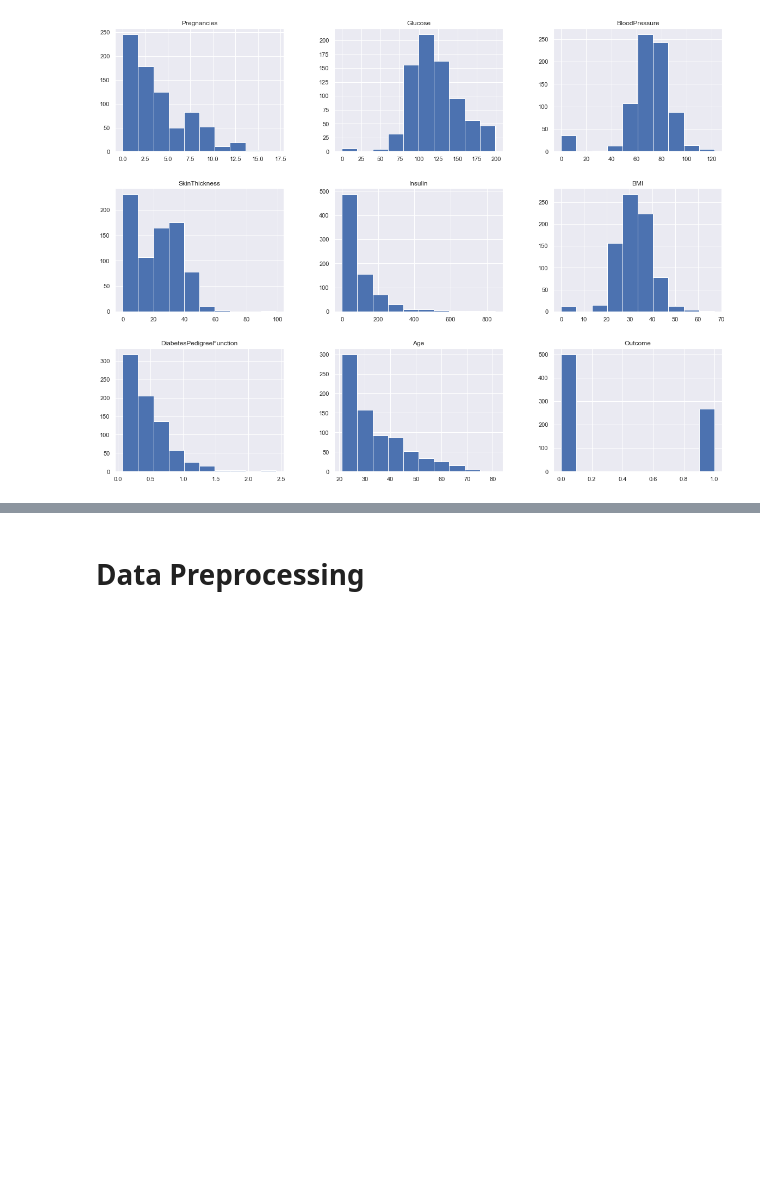
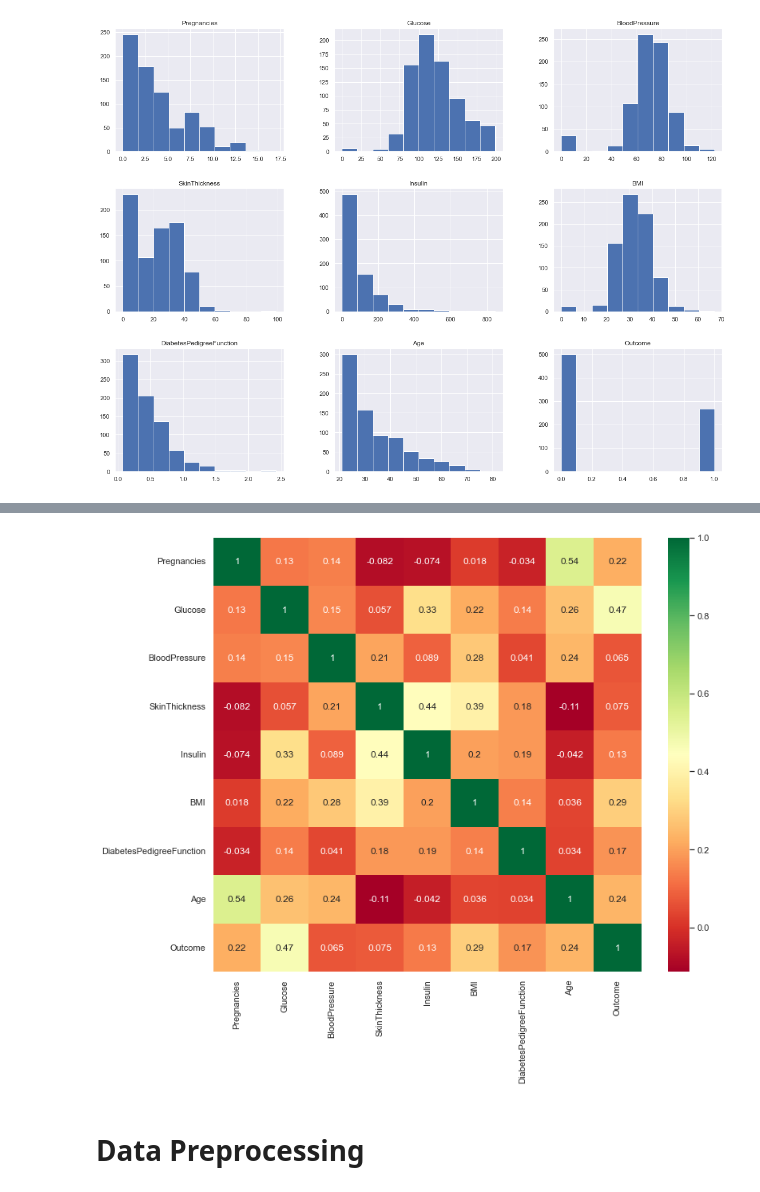
Before and after one commit to Wamuza1/Diabetes-Prediction-Analysis, a Jupyter notebook: Ins_Logistic_Regression.ipynb, the cells around one changed output, grey strips where cells are left out. Saved outputs shown, nothing was run; the diff lists cells and outputs as text; code cells hidden in the pictures; blank space fills up the shorter version.

```diff
--- a/Ins_Logistic_Regression.ipynb
+++ b/Ins_Logistic_Regression.ipynb
@@ -188,2 +193,8 @@ TypeError: corr() got an unexpected keyword argument 'figsize'
+# %%
+plt.figure(figsize=(12,10))
+# seaborn has an easy method to showcase heatmap
+p = sns.heatmap(df.corr(), annot=True,cmap ='RdYlGn')
+# %% [output]
+[figure, added]
 # %% [markdown]
 # Data Preprocessing
```
Also changed, not shown: parts of 15 cells of this notebook.
